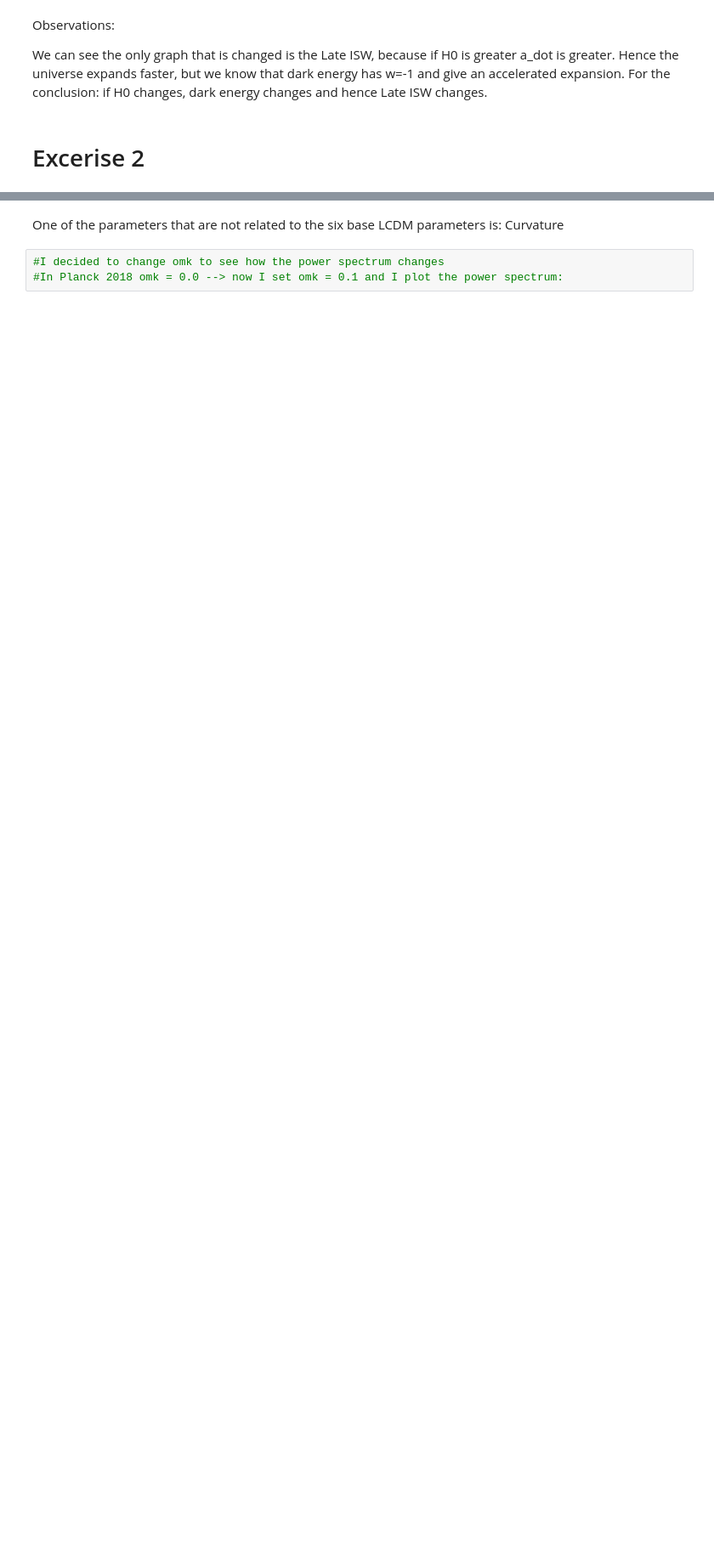
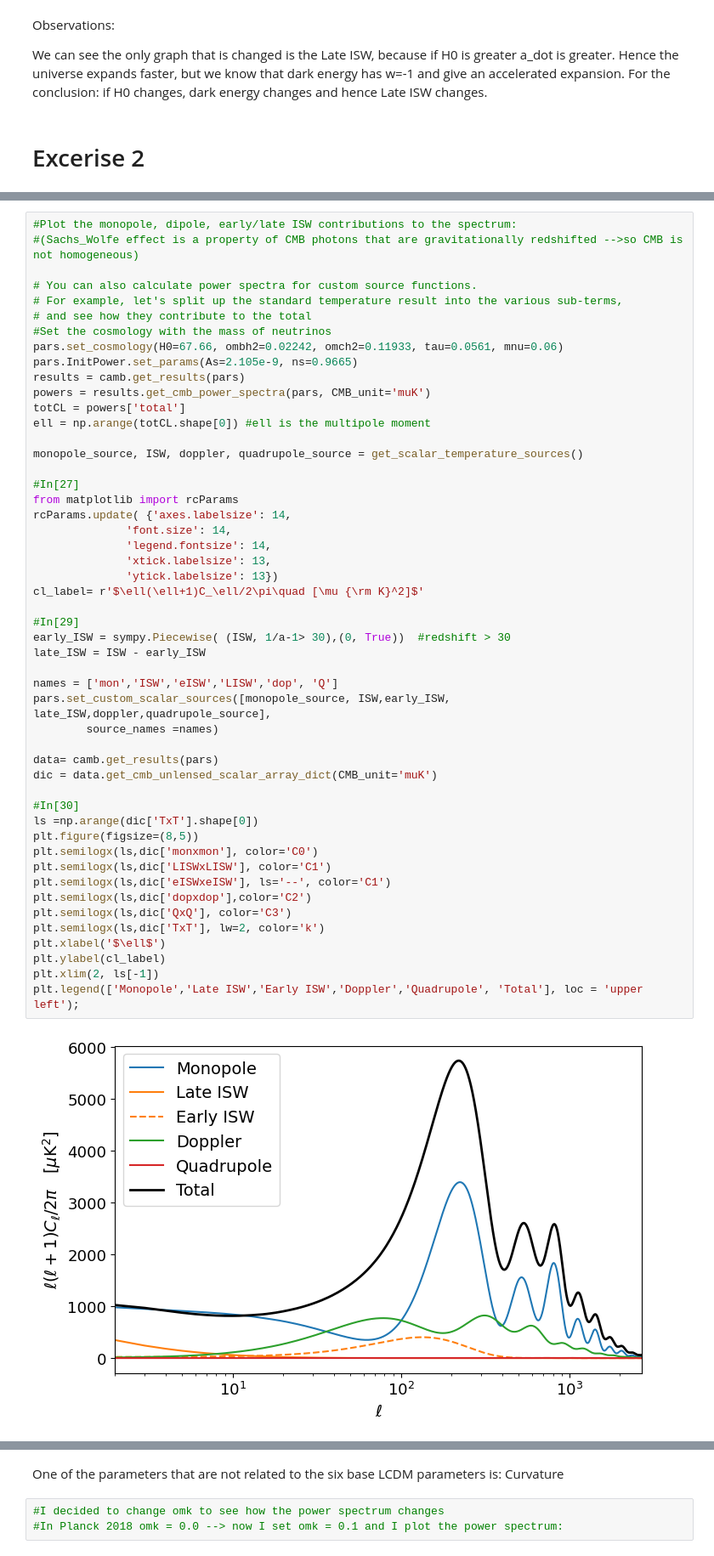
Before and after one commit to GenovaCosmology/AstroCosmoComputational, a Jupyter notebook: Students/AndreaGatti/Cosmic_Structure/Week6/CMB_parameter.ipynb, the cells around one changed output, grey strips where cells are left out. Shown at 85% size. Cells and saved outputs as stored; diff of their text form; blank space fills up the shorter version.

```diff
--- a/Students/AndreaGatti/Cosmic_Structure/Week6/CMB_parameter.ipynb
+++ b/Students/AndreaGatti/Cosmic_Structure/Week6/CMB_parameter.ipynb
@@ -811,0 +814,52 @@ We can see the only graph that is changed is the Late ISW, because if H0 is grea
+# %%
+#Plot the monopole, dipole, early/late ISW contributions to the spectrum:
+#(Sachs_Wolfe effect is a property of CMB photons that are gravitationally redshifted -->so CMB is not homogeneous)
+
+# You can also calculate power spectra for custom source functions.
+# For example, let's split up the standard temperature result into the various sub-terms,
+# and see how they contribute to the total
+#Set the cosmology with the mass of neutrinos
+pars.set_cosmology(H0=67.66, ombh2=0.02242, omch2=0.11933, tau=0.0561, mnu=0.06)
+pars.InitPower.set_params(As=2.105e-9, ns=0.9665)
+results = camb.get_results(pars)
+powers = results.get_cmb_power_spectra(pars, CMB_unit='muK')
+totCL = powers['total']
+ell = np.arange(totCL.shape[0]) #ell is the multipole moment
+
+monopole_source, ISW, doppler, quadrupole_source = get_scalar_temperature_sources()
+
+#In[27]
+from matplotlib import rcParams
+rcParams.update( {'axes.labelsize': 14,
+              'font.size': 14,
+              'legend.fontsize': 14,
+              'xtick.labelsize': 13,
+              'ytick.labelsize': 13})
+cl_label= r'$\ell(\ell+1)C_\ell/2\pi\quad [\mu {\rm K}^2]$'
+
+#In[29]
+early_ISW = sympy.Piecewise( (ISW, 1/a-1> 30),(0, True))  #redshift > 30
+late_ISW = ISW - early_ISW
+
+names = ['mon','ISW','eISW','LISW','dop', 'Q']
+pars.set_custom_scalar_sources([monopole_source, ISW,early_ISW, late_ISW,doppler,quadrupole_source],
+        source_names =names)
+
+data= camb.get_results(pars)
+dic = data.get_cmb_unlensed_scalar_array_dict(CMB_unit='muK')
+
+#In[30]
+ls =np.arange(dic['TxT'].shape[0])
+plt.figure(figsize=(8,5))
+plt.semilogx(ls,dic['monxmon'], color='C0')
+plt.semilogx(ls,dic['LISWxLISW'], color='C1')
+plt.semilogx(ls,dic['eISWxeISW'], ls='--', color='C1')
+plt.semilogx(ls,dic['dopxdop'],color='C2')
+plt.semilogx(ls,dic['QxQ'], color='C3')
+plt.semilogx(ls,dic['TxT'], lw=2, color='k')
+plt.xlabel('$\ell$')
+plt.ylabel(cl_label)
+plt.xlim(2, ls[-1])
+plt.legend(['Monopole','Late ISW','Early ISW','Doppler','Quadrupole', 'Total'], loc = 'upper left');
+# %% [output]
+[figure, added]
```
Also changed, not shown: parts of 13 cells of this notebook, 2 other files.
